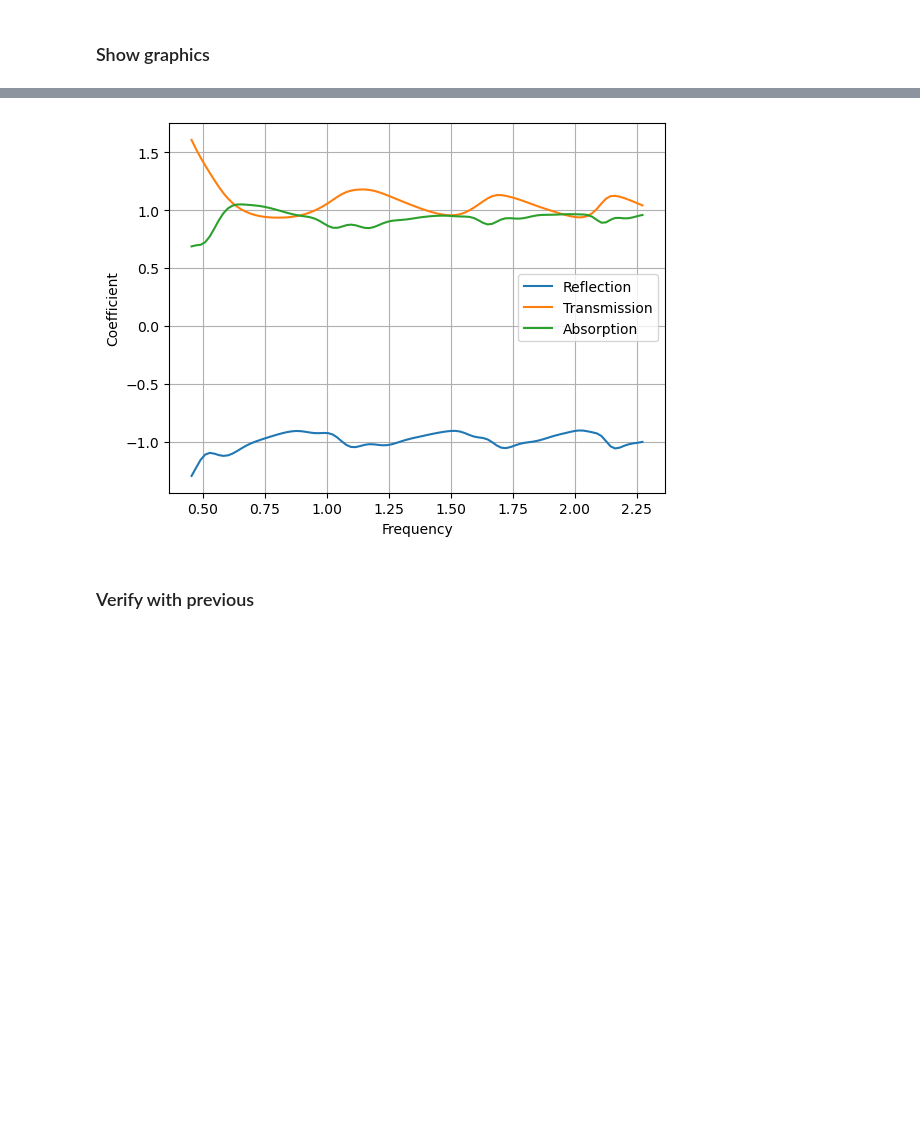
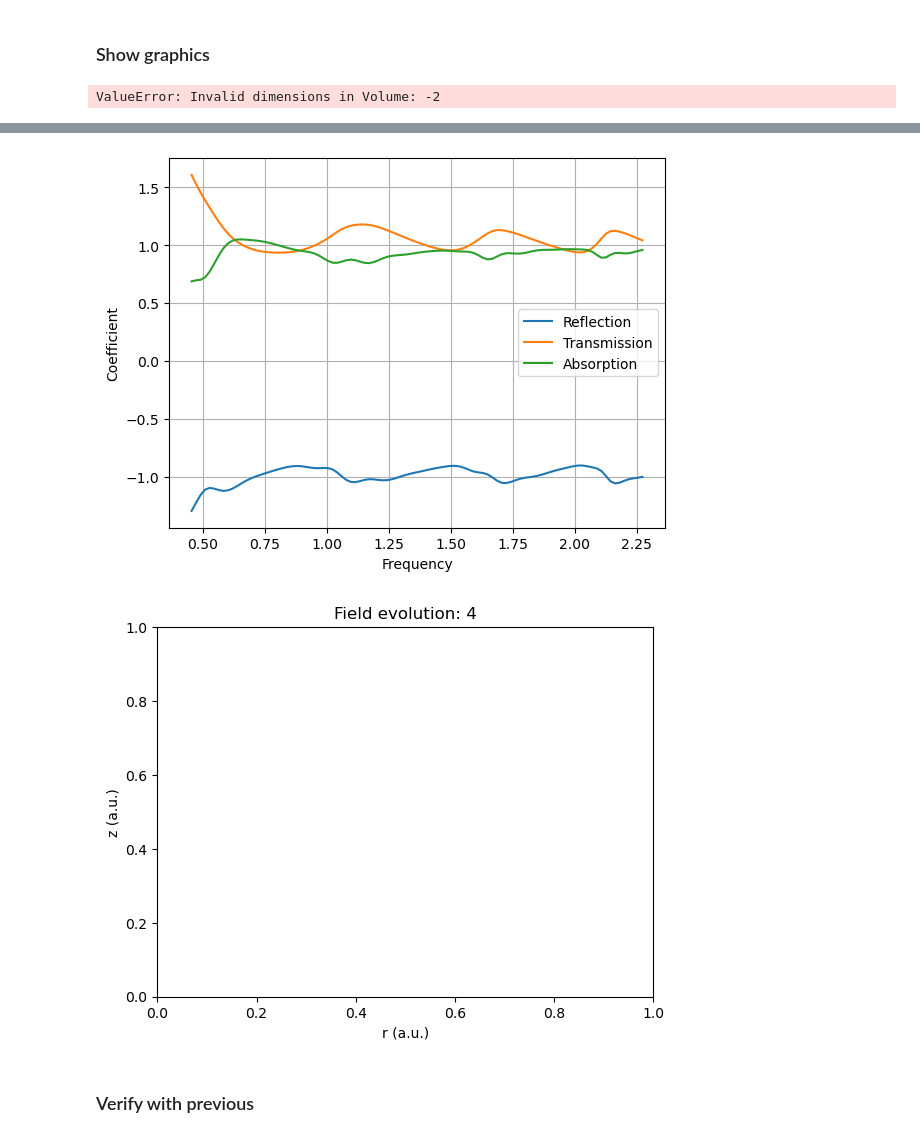
Before and after one commit to asiaat/meep, a Jupyter notebook: python/examples/horn-antenna/cyl_cross_sec_modules.ipynb, the cells around one changed output, grey strips where cells are left out. Drawn from its saved outputs; the diff is of its cells as text; code cells hidden in the pictures; blank space fills up the shorter version.

Commit message:
animation

```diff
--- a/python/examples/horn-antenna/cyl_cross_sec_modules.ipynb
+++ b/python/examples/horn-antenna/cyl_cross_sec_modules.ipynb
@@ -196,6 +196,44 @@ def analyze_fluxes(freqs, refl0, refl, tran, side, r):
     A = 1 - R - T  # absorption
 
     return scatt_cs, R, T, A
+# %%
+import matplotlib.animation as animation
+
+
+def run_with_animation(r, h, cthik, metal=True, field_component=mp.Ez,
+                       frames=40, until=200, resolution=25):
+    """Run simulation and animate the chosen field component."""
+    sim, frq_cen, dfrq, nfrq = make_simulation(r, h, cthik, resolution=resolution, metal=metal)
+
+    # Set up figure
+    fig, ax = plt.subplots()
+    ax.set_title(f"Field evolution: {field_component}")
+    ax.set_xlabel("r (a.u.)")
+    ax.set_ylabel("z (a.u.)")
+
+    # initialize plot data
+    field_data = sim.get_array(component=field_component, center=mp.Vector3(), size=sim.cell_size)
+    im = ax.imshow(np.rot90(field_data),
+                   interpolation='spline36', cmap='RdBu',
+                   extent=[-0.5*sim.cell_size.x, 0.5*sim.cell_size.x,
+                           -0.5*sim.cell_size.z, 0.5*sim.cell_size.z])
+
+    plt.colorbar(im, ax=ax)
+
+    def update(frame):
+        sim.run(until=frame * until / frames)
+        field_data = sim.get_array(component=field_component,
+                                   center=mp.Vector3(),
+                                   size=sim.cell_size)
+        im.set_array(np.rot90(field_data))
+        return [im]
+
+    ani = animation.FuncAnimation(fig, update, frames=frames, blit=False, repeat=False)
+    plt.show()
+    # optionally save:
+    # ani.save("fields.mp4", fps=10, dpi=150)
+
+    return ani
 # %% [markdown]
 ### Plot functions
 # %%
@@ -255,14 +293,20 @@ run 0 finished at t = 105.5 (5275 timesteps)
 # %%
 # analysis
 scatt_cs, R, T, A = analyze_fluxes(freqs, refl0, refl, tran, side, r)
 
 # plots
 plot_scattering(freqs, scatt_cs)
 plot_rta(freqs, R, T, A)
+
+# animation
+run_with_animation(r, h, cthik, metal=True, field_component=mp.Ez)
+
 plt.show()
 # %% [output]
+ValueError: Invalid dimensions in Volume: -2
 [figure]
 [figure]
+[figure, added]
 # %% [markdown]
 ### Verify with previous
 # %%
```
Also changed, not shown: parts of 1 cell of this notebook, 4 other files.
